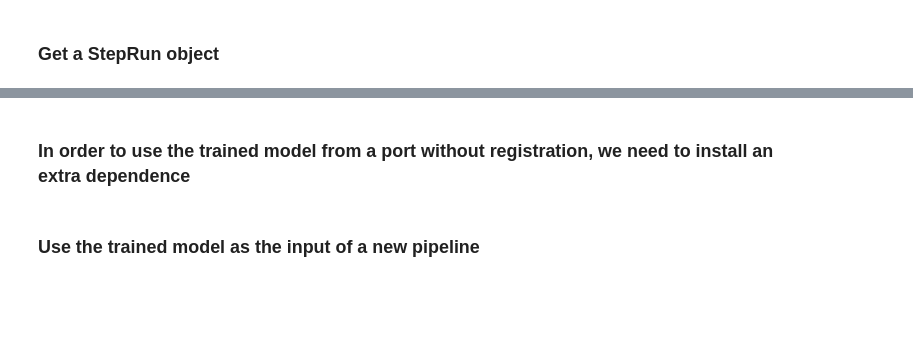
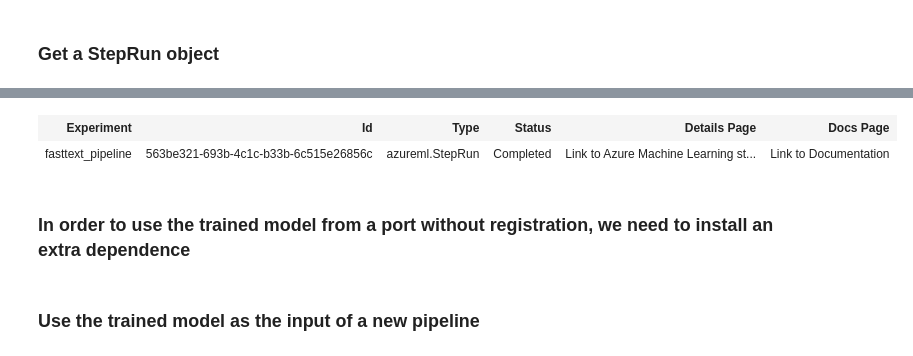
Before and after one commit to smallhaes/fasttext-sentence-classification, a Jupyter notebook: fasttext_batch_inference.ipynb, the cells around one changed output, grey strips where cells are left out. Saved outputs shown, nothing was run; the diff lists cells and outputs as text; code cells hidden in the pictures; blank space fills up the shorter version.

```diff
--- a/fasttext_batch_inference.ipynb
+++ b/fasttext_batch_inference.ipynb
@@ -148,3 +140,10 @@ step_run
+# %%
+step_run_id = '563be321-693b-4c1c-b33b-6c515e26856c'
+step_run = pipeline_run.get_step_run(step_run_id)
+step_run
+# %% [output]
+| Experiment | Id | Type | Status | Details Page | Docs Page |
+| fasttext_pipeline | 563be321-693b-4c1c-b33b-6c515e26856c | azureml.StepRun | Completed | Link to Azure Machine Learning st... | Link to Documentation |
 # %% [markdown]
 ### In order to use the trained model from a port without registration, we need to install an extra dependence
 # %%
```
Also changed, not shown: parts of 14 cells of this notebook, 1 other file.
